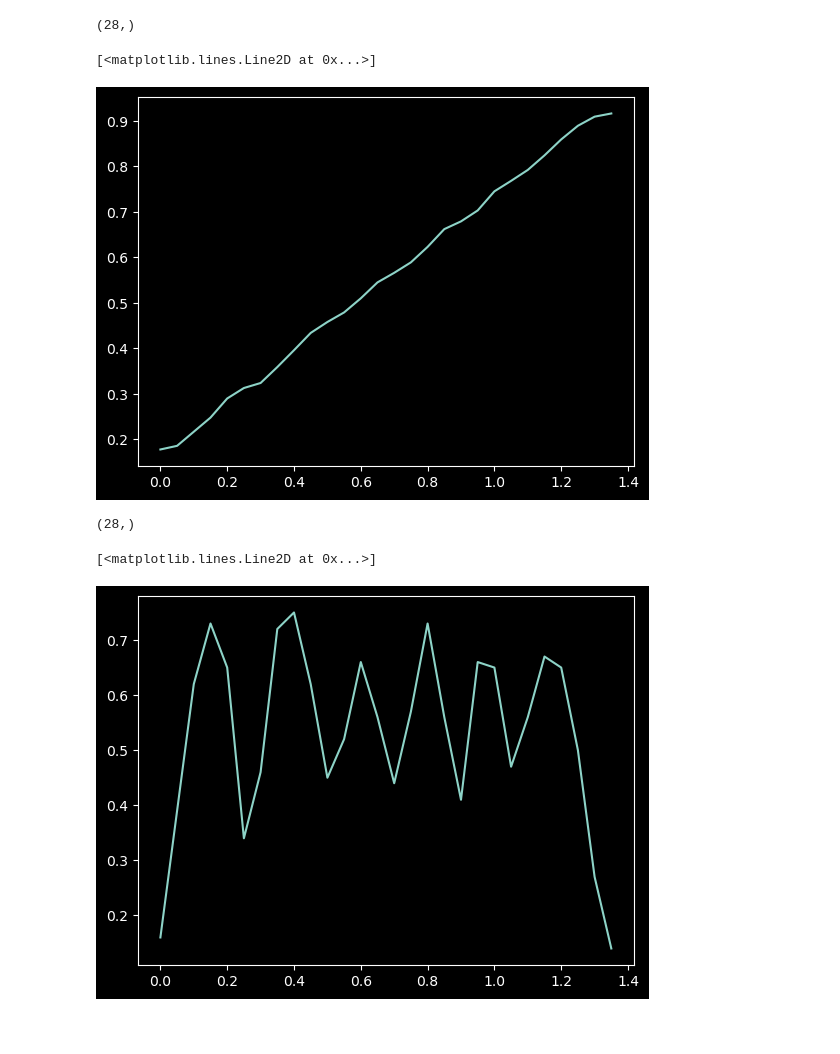
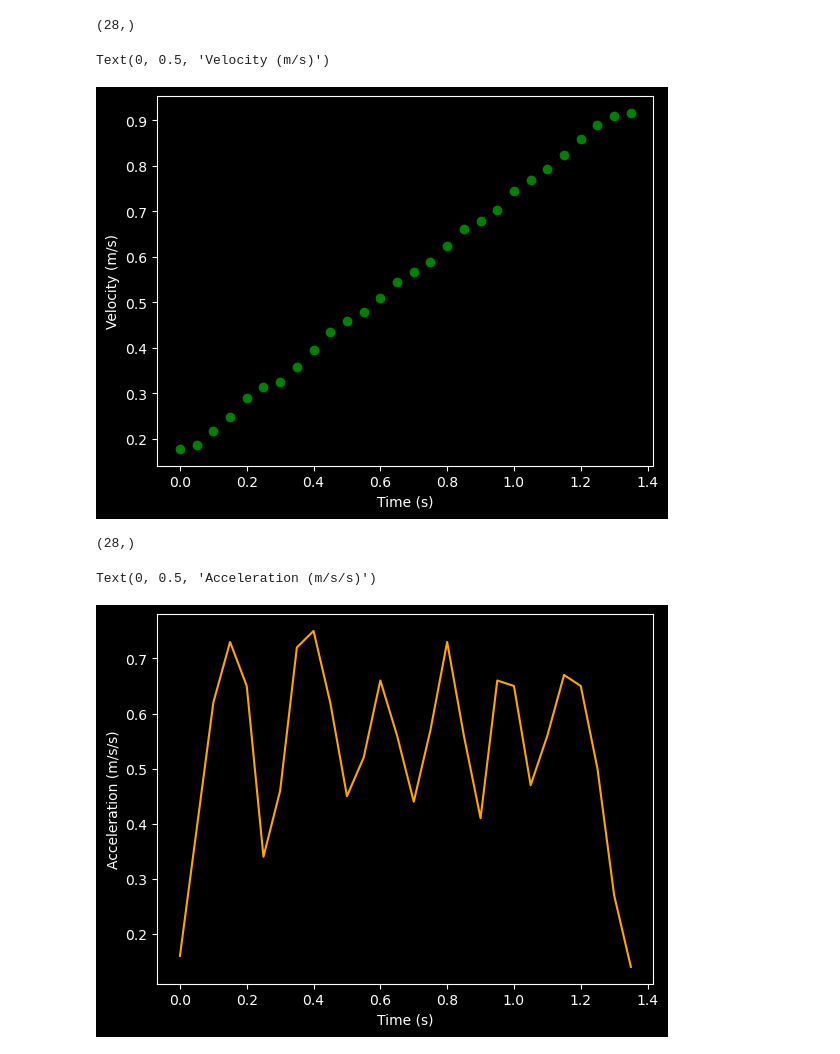
Before and after one commit to orbeckstASU/physic-labs-pyscript, a Jupyter notebook: work-angel/gdx_collector/import_demo.ipynb, the cells around one changed output. Cells and saved outputs as stored; diff of their text form; code cells hidden in the pictures; blank space fills up the shorter version.

Commit message:
improved differentiation demo graphs

```diff
--- a/work-angel/gdx_collector/import_demo.ipynb
+++ b/work-angel/gdx_collector/import_demo.ipynb
@@ -29,19 +31,23 @@ v_array = np.gradient(x_array, dt)
 print(np.shape(v_array))
 
 fig1, ax1 = plt.subplots()
-ax1.plot(t_array, v_array)
+ax1.plot(t_array, v_array, 'go')
+plt.xlabel('Time (s)')
+plt.ylabel('Velocity (m/s)')
 # %% [output]
 (28,)
-[<matplotlib.lines.Line2D at 0x...>]
+Text(0, 0.5, 'Velocity (m/s)')
-[figure, old version]
+[figure, new version]
 # %%
 a_array = np.gradient(v_array, dt)
 
 print(np.shape(a_array))
 
 fig2, ax2 = plt.subplots()
-ax2.plot(t_array, a_array)
+ax2.plot(t_array, a_array, color='orange')
+plt.xlabel("Time (s)")
+plt.ylabel("Acceleration (m/s/s)")
 # %% [output]
 (28,)
-[<matplotlib.lines.Line2D at 0x...>]
+Text(0, 0.5, 'Acceleration (m/s/s)')
-[figure, old version]
+[figure, new version]
```
Also changed, not shown: parts of 1 cell of this notebook.
